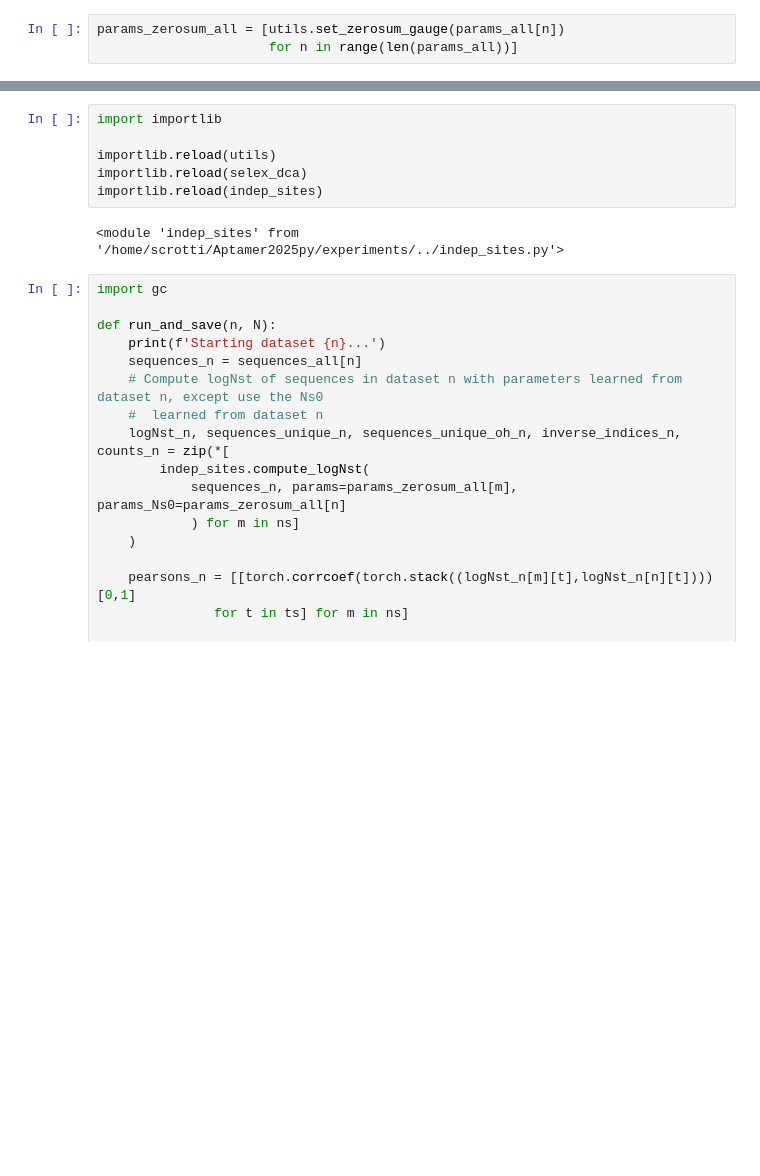
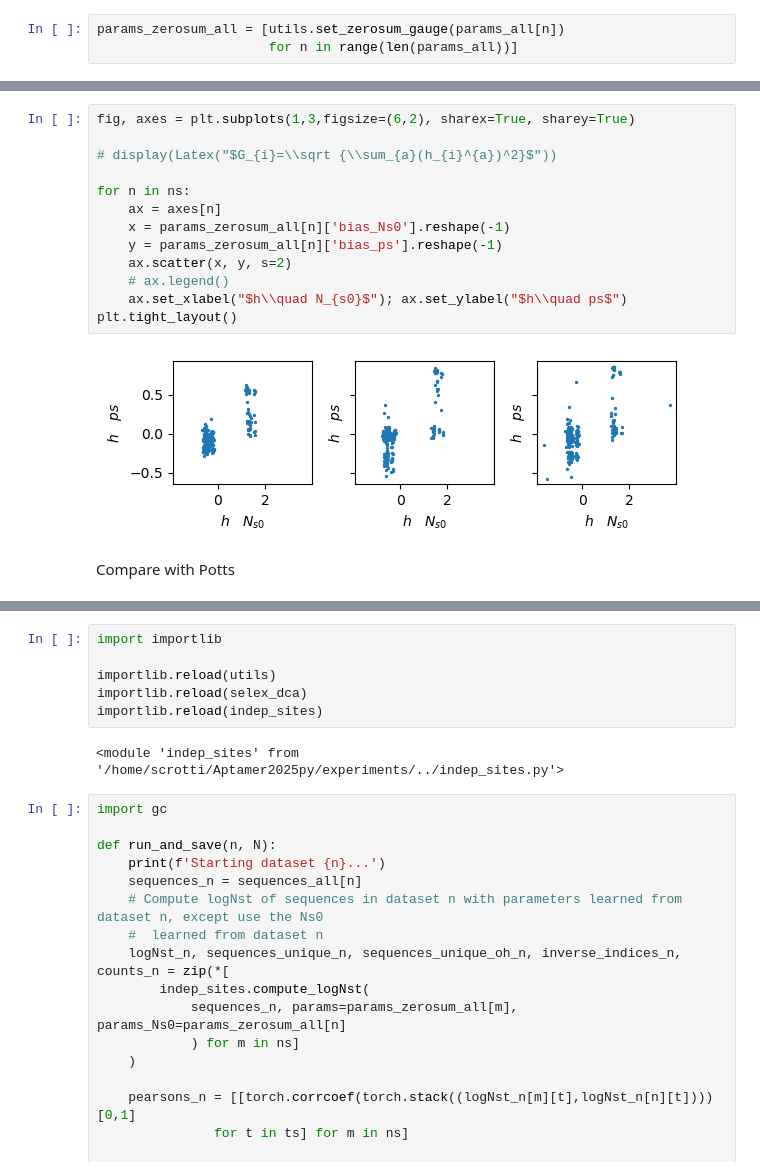
Before and after one commit to stecrotti/Aptamer2025py, a Jupyter notebook: experiments/indep_sites.ipynb, the cells around one changed output, grey strips where cells are left out. Cells and saved outputs as stored; diff of their text form; blank space fills up the shorter version.

```diff
--- a/experiments/indep_sites.ipynb
+++ b/experiments/indep_sites.ipynb
@@ -92,0 +126,17 @@ params_zerosum_all = [utils.set_zerosum_gauge(params_all[n])
+# %%
+fig, axes = plt.subplots(1,3,figsize=(6,2), sharex=True, sharey=True)
+
+# display(Latex("$G_{i}=\\sqrt {\\sum_{a}(h_{i}^{a})^2}$"))
+
+for n in ns:
+    ax = axes[n]
+    x = params_zerosum_all[n]['bias_Ns0'].reshape(-1)
+    y = params_zerosum_all[n]['bias_ps'].reshape(-1)
+    ax.scatter(x, y, s=2)
+    # ax.legend()
+    ax.set_xlabel("$h\\quad N_{s0}$"); ax.set_ylabel("$h\\quad ps$")
+plt.tight_layout()
+# %% [output]
+[figure, added]
+# %% [markdown]
+Compare with Potts
```
Also changed, not shown: parts of 17 cells of this notebook, 8 other files.
